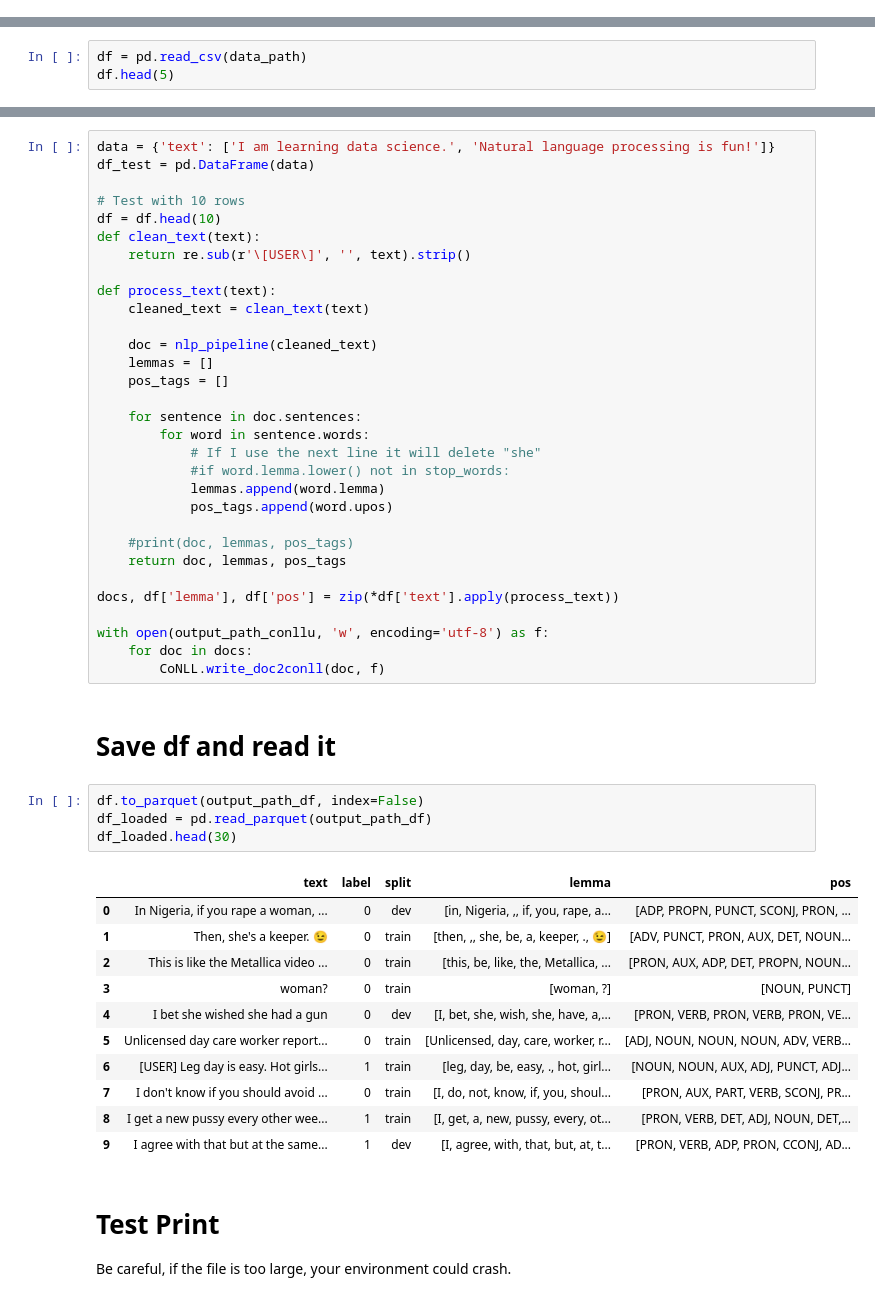
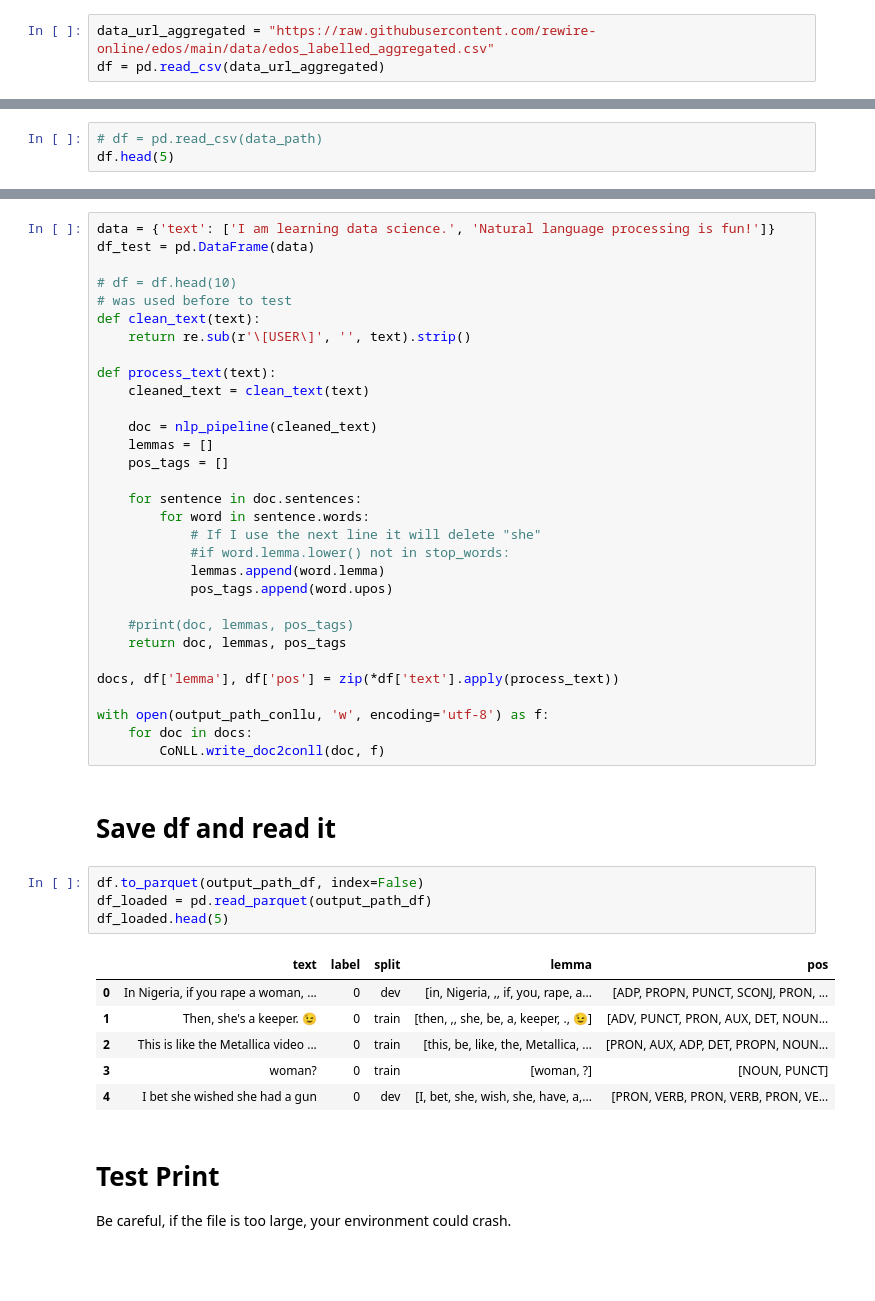
Before and after one commit to SvenGerloff/online_sexism_detection, a Jupyter notebook: milestone_1/00_data_preparation.ipynb, the cells around one changed output, grey strips where cells are left out. Saved outputs shown, nothing was run; the diff lists cells and outputs as text; blank space fills up the shorter version.

Commit message:
- changed paths to git-URL

```diff
--- a/milestone_1/00_data_preparation.ipynb
+++ b/milestone_1/00_data_preparation.ipynb
@@ -40,0 +49,3 @@ stanza.download('de')
+# %%
+data_url_aggregated = "https://raw.githubusercontent.com/rewire-online/edos/main/data/edos_labelled_aggregated.csv"
+df = pd.read_csv(data_url_aggregated)
@@ -49,7 +66,7 @@ output_path_df = os.path.normpath(os.path.join(os.getcwd(), '..', 'data', 'df.pa
 # %% [markdown]
 # Load Data
 # %%
-df = pd.read_csv(data_path)
+# df = pd.read_csv(data_path)
 df.head(5)
 # %% [output]
 |  | rewire_id | text | label_sexist | label_category | label_vector | split |
@@ -114,8 +140,8 @@ nlp_pipeline = stanza.Pipeline('en', processors='tokenize,lemma,pos')
 data = {'text': ['I am learning data science.', 'Natural language processing is fun!']}
 df_test = pd.DataFrame(data)
 
-# Test with 10 rows
-df = df.head(10)
+# df = df.head(10)
+# was used before to test
 def clean_text(text):
     return re.sub(r'\[USER\]', '', text).strip()
 
@@ -146,19 +172,14 @@ with open(output_path_conllu, 'w', encoding='utf-8') as f:
 # %%
 df.to_parquet(output_path_df, index=False)
 df_loaded = pd.read_parquet(output_path_df)
-df_loaded.head(30)
+df_loaded.head(5)
 # %% [output]
 |  | text | label | split | lemma | pos |
 | 0 | In Nigeria, if you rape a woman, ... | 0 | dev | [in, Nigeria, ,, if, you, rape, a... | [ADP, PROPN, PUNCT, SCONJ, PRON, ... |
 | 1 | Then, she's a keeper. 😉 | 0 | train | [then, ,, she, be, a, keeper, ., 😉] | [ADV, PUNCT, PRON, AUX, DET, NOUN... |
 | 2 | This is like the Metallica video ... | 0 | train | [this, be, like, the, Metallica, ... | [PRON, AUX, ADP, DET, PROPN, NOUN... |
 | 3 | woman? | 0 | train | [woman, ?] | [NOUN, PUNCT] |
 | 4 | I bet she wished she had a gun | 0 | dev | [I, bet, she, wish, she, have, a,... | [PRON, VERB, PRON, VERB, PRON, VE... |
-| 5 | Unlicensed day care worker report... | 0 | train | [Unlicensed, day, care, worker, r... | [ADJ, NOUN, NOUN, NOUN, ADV, VERB... |
-| 6 | [USER] Leg day is easy. Hot girls... | 1 | train | [leg, day, be, easy, ., hot, girl... | [NOUN, NOUN, AUX, ADJ, PUNCT, ADJ... |
-| 7 | I don't know if you should avoid ... | 0 | train | [I, do, not, know, if, you, shoul... | [PRON, AUX, PART, VERB, SCONJ, PR... |
-| 8 | I get a new pussy every other wee... | 1 | train | [I, get, a, new, pussy, every, ot... | [PRON, VERB, DET, ADJ, NOUN, DET,... |
-| 9 | I agree with that but at the same... | 1 | dev | [I, agree, with, that, but, at, t... | [PRON, VERB, ADP, PRON, CCONJ, AD... |
 # %% [markdown]
 # Test Print
 Be careful, if the file is too large, your environment could crash.
```
Also changed, not shown: parts of 11 cells of this notebook.
